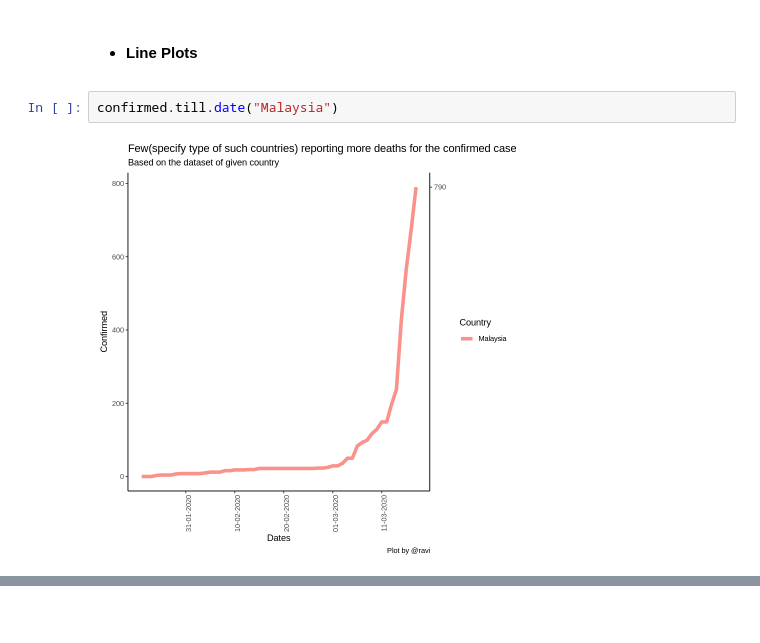
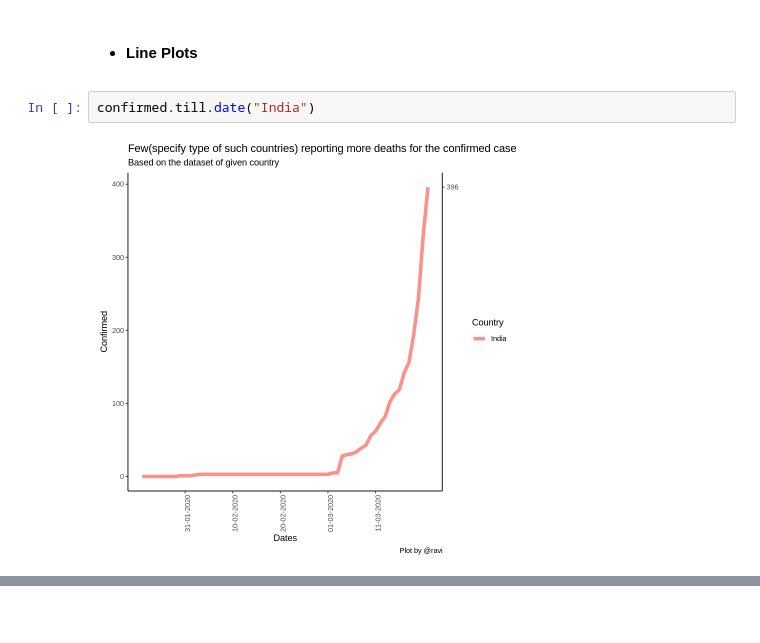
Before and after one commit to ravi-prakash1907/A-tracking-of-COVID-19, a Jupyter notebook: COVID-19/Notebooks/visualizer.ipynb, the cells around one changed output, grey strips where cells are left out. Cells and saved outputs as stored; diff of their text form.

```diff
--- a/COVID-19/Notebooks/visualizer.ipynb
+++ b/COVID-19/Notebooks/visualizer.ipynb
@@ -319,9 +319,9 @@ till.date.Recovered = function(lName = c("Hubei", "World", "China", "Diamond Pri
 # %% [markdown]
 * #### Line Plots
 # %%
-confirmed.till.date("Malaysia")
+confirmed.till.date("India")
 # %% [output]
-[figure, old version]
+[figure, new version]
 # %%
 confirmed.till.date(c("Italy", "South Korea", "Iran"), F)
 # %% [output]
```
Also changed, not shown: parts of 8 cells of this notebook, 4 other files.
